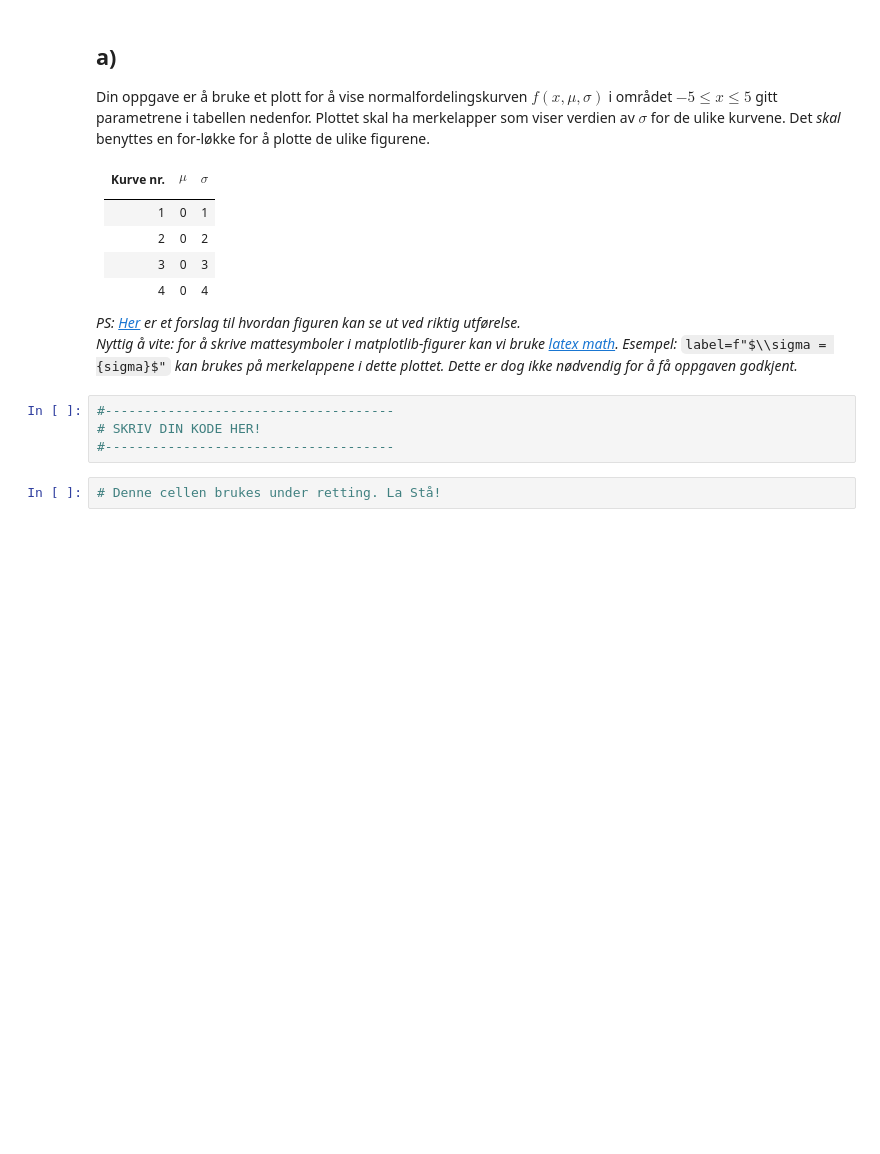
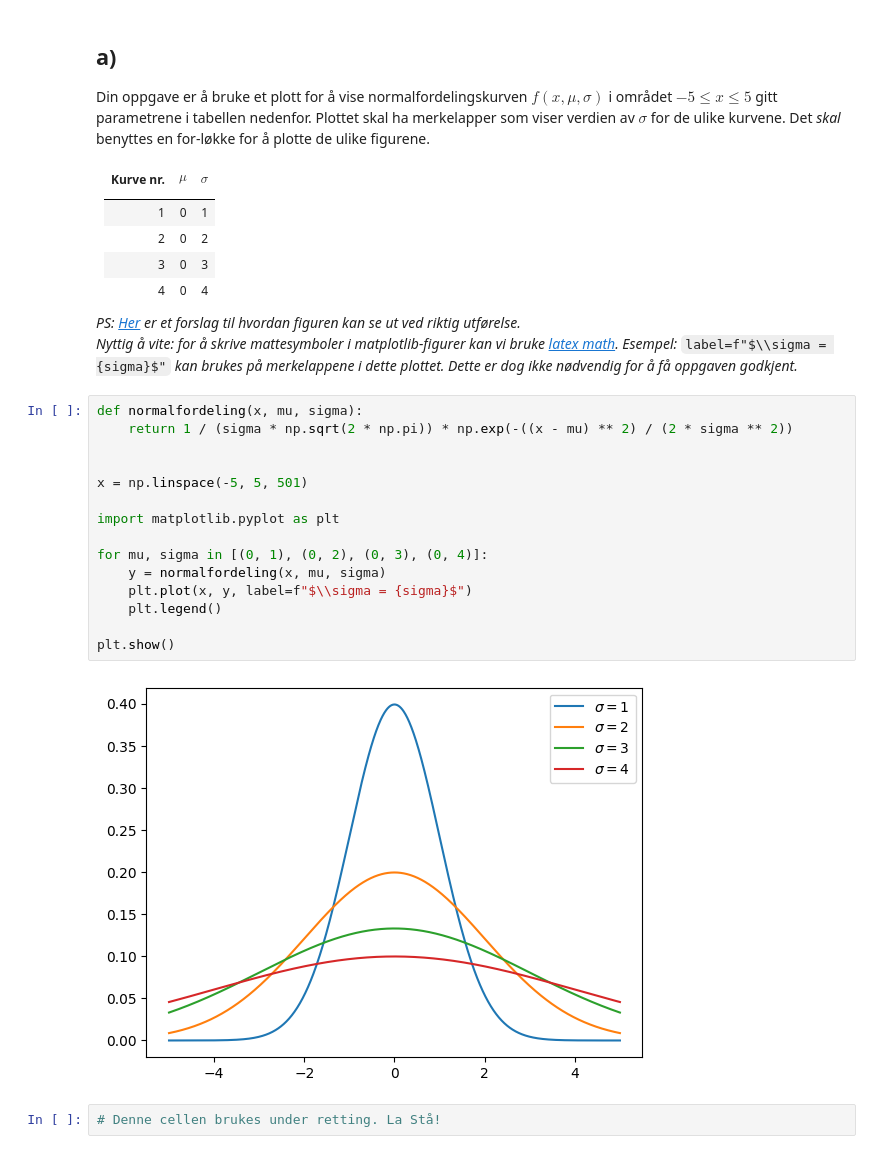
Before and after one commit to erikbjo/pnsobliger24, a Jupyter notebook: oblig3/10_Plotting_av_flere_kurver.ipynb, the cells around one changed output. Drawn from its saved outputs; the diff is of its cells as text; blank space fills up the shorter version.

```diff
--- a/oblig3/10_Plotting_av_flere_kurver.ipynb
+++ b/oblig3/10_Plotting_av_flere_kurver.ipynb
@@ -104,9 +115,22 @@ Legg gjerne til en label til grafen ved bruk av plt.legend() slik at rektor kan
 
 Hint: Bruk for-løkken til å inkrementer verdien til n.-->
 # %%
-#-------------------------------------
-# SKRIV DIN KODE HER!
-#-------------------------------------
+def normalfordeling(x, mu, sigma):
+    return 1 / (sigma * np.sqrt(2 * np.pi)) * np.exp(-((x - mu) ** 2) / (2 * sigma ** 2))
+
+
+x = np.linspace(-5, 5, 501)
+
+import matplotlib.pyplot as plt
+
+for mu, sigma in [(0, 1), (0, 2), (0, 3), (0, 4)]:
+    y = normalfordeling(x, mu, sigma)
+    plt.plot(x, y, label=f"$\\sigma = {sigma}$")
+    plt.legend()
+
+plt.show()
+# %% [output]
+[figure, added]
 # %%
 # Denne cellen brukes under retting. La Stå!
 # %% [markdown]
```
Also changed, not shown: parts of 4 cells of this notebook, 20 other files.
